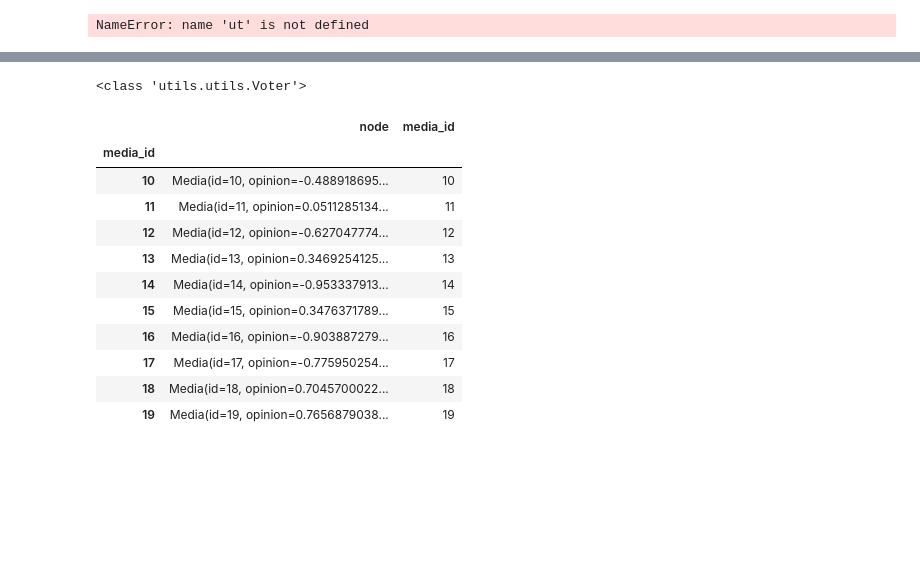
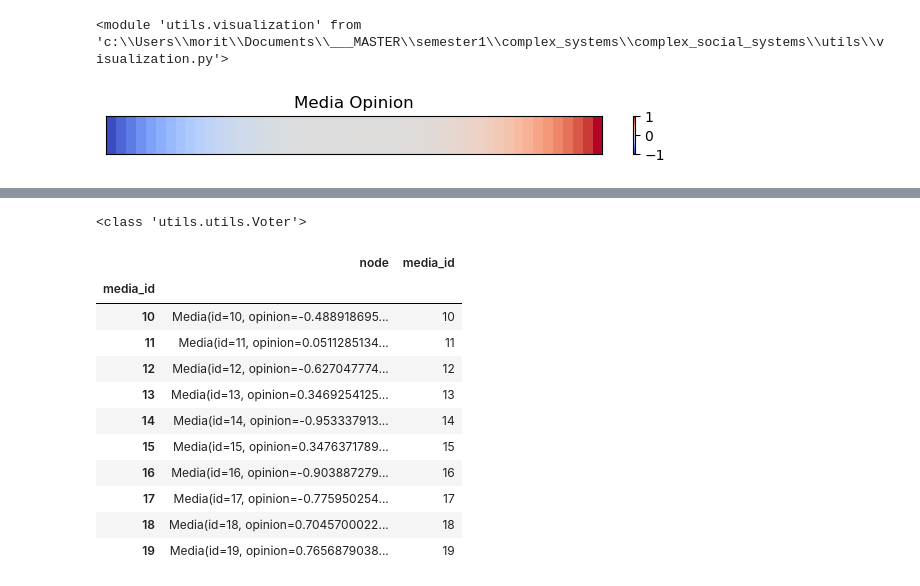
Before and after one commit to m-bur/complex_social_systems, a Jupyter notebook: test.ipynb, the cells around one changed output, grey strips where cells are left out. Saved outputs shown, nothing was run; the diff lists cells and outputs as text; code cells hidden in the pictures; blank space fills up the shorter version.

Commit message:
visualization of voter media connection types

```diff
--- a/test.ipynb
+++ b/test.ipynb
@@ -3,4 +10,4 @@ import importlib
 # %%
-importlib.reload(ut)
+importlib.reload(vs)
 # %% [output]
-NameError: name 'ut' is not defined
+<module 'utils.visualization' from 'c:\\Users\\morit\\Documents\\___MASTER\\semester1\\complex_systems\\complex_social_systems\\utils\\visualization.py'>
@@ -11,0 +14,8 @@ from utils import utils as ut
+# %%
+ops = (np.linspace(-1,1))**3
+
+media = [nd.Media(i,opinion=o) for i, o in enumerate(ops)]
+# %%
+vs.visualize_media(media)
+# %% [output]
+[figure, added]
```
Also changed, not shown: parts of 10 cells of this notebook, 1 other file.
